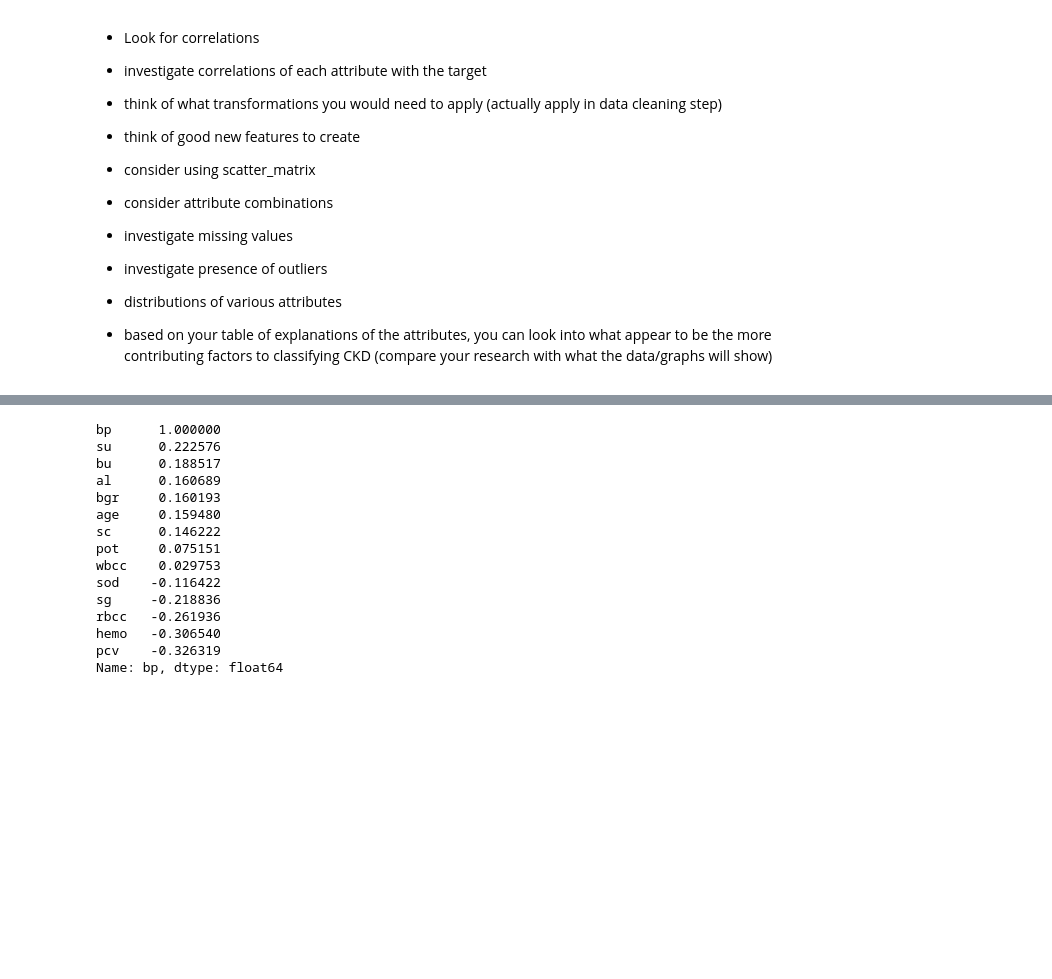
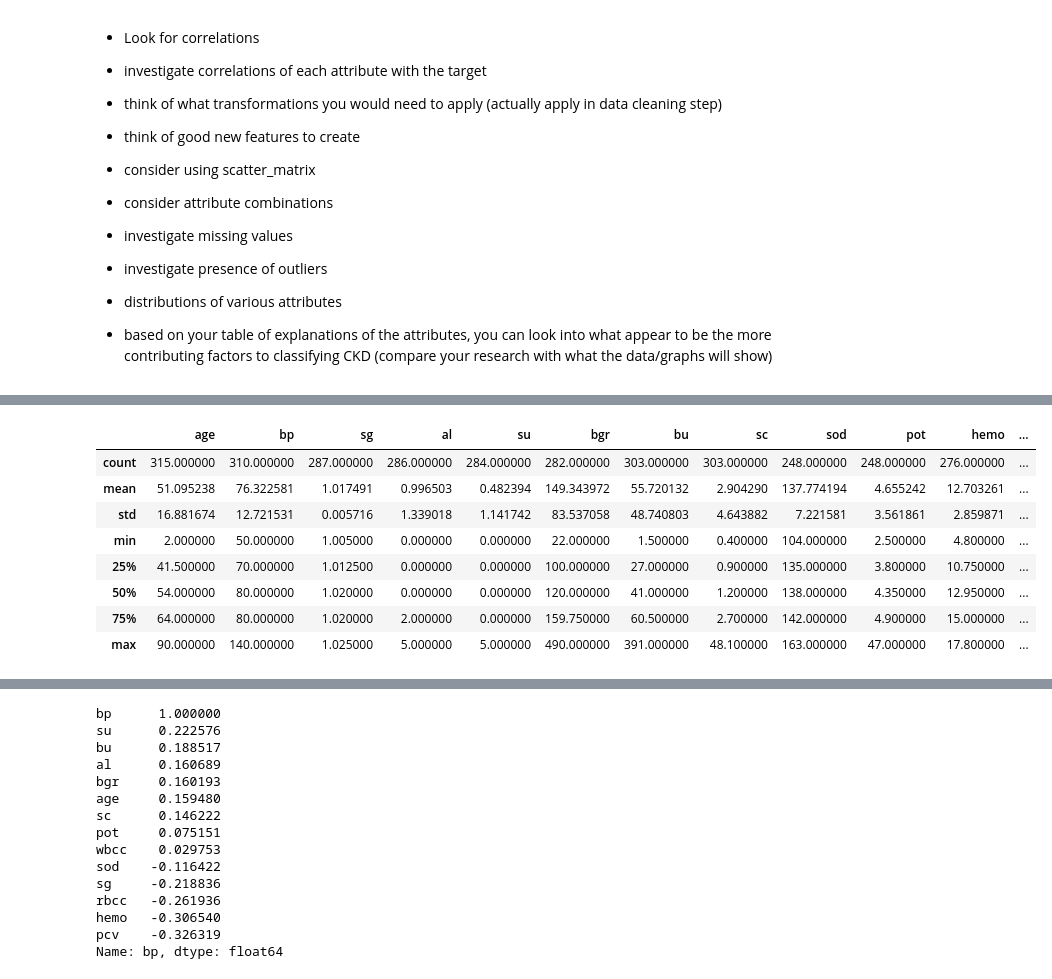
Before and after one commit to aj112358/CKD_ML_Classification, a Jupyter notebook: CKD_Project.ipynb, the cells around one changed output, grey strips where cells are left out. Cells and saved outputs as stored; diff of their text form; code cells hidden in the pictures; blank space fills up the shorter version.

```diff
--- a/CKD_Project.ipynb
+++ b/CKD_Project.ipynb
@@ -249,0 +265,12 @@ ckd_testing = pd.concat(objs=[X_test,y_test], axis=1)
+# %%
+ckd.describe()
+# %% [output]
+|  | age | bp | sg | al | su | bgr | bu | sc | sod | pot | hemo | ... |
+| count | 315.000000 | 310.000000 | 287.000000 | 286.000000 | 284.000000 | 282.000000 | 303.000000 | 303.000000 | 248.000000 | 248.000000 | 276.000000 | ... |
+| mean | 51.095238 | 76.322581 | 1.017491 | 0.996503 | 0.482394 | 149.343972 | 55.720132 | 2.904290 | 137.774194 | 4.655242 | 12.703261 | ... |
+| std | 16.881674 | 12.721531 | 0.005716 | 1.339018 | 1.141742 | 83.537058 | 48.740803 | 4.643882 | 7.221581 | 3.561861 | 2.859871 | ... |
+| min | 2.000000 | 50.000000 | 1.005000 | 0.000000 | 0.000000 | 22.000000 | 1.500000 | 0.400000 | 104.000000 | 2.500000 | 4.800000 | ... |
+| 25% | 41.500000 | 70.000000 | 1.012500 | 0.000000 | 0.000000 | 100.000000 | 27.000000 | 0.900000 | 135.000000 | 3.800000 | 10.750000 | ... |
+| 50% | 54.000000 | 80.000000 | 1.020000 | 0.000000 | 0.000000 | 120.000000 | 41.000000 | 1.200000 | 138.000000 | 4.350000 | 12.950000 | ... |
+| 75% | 64.000000 | 80.000000 | 1.020000 | 2.000000 | 0.000000 | 159.750000 | 60.500000 | 2.700000 | 142.000000 | 4.900000 | 15.000000 | ... |
+| max | 90.000000 | 140.000000 | 1.025000 | 5.000000 | 5.000000 | 490.000000 | 391.000000 | 48.100000 | 163.000000 | 47.000000 | 17.800000 | ... |
```
Also changed, not shown: parts of 9 cells of this notebook.
